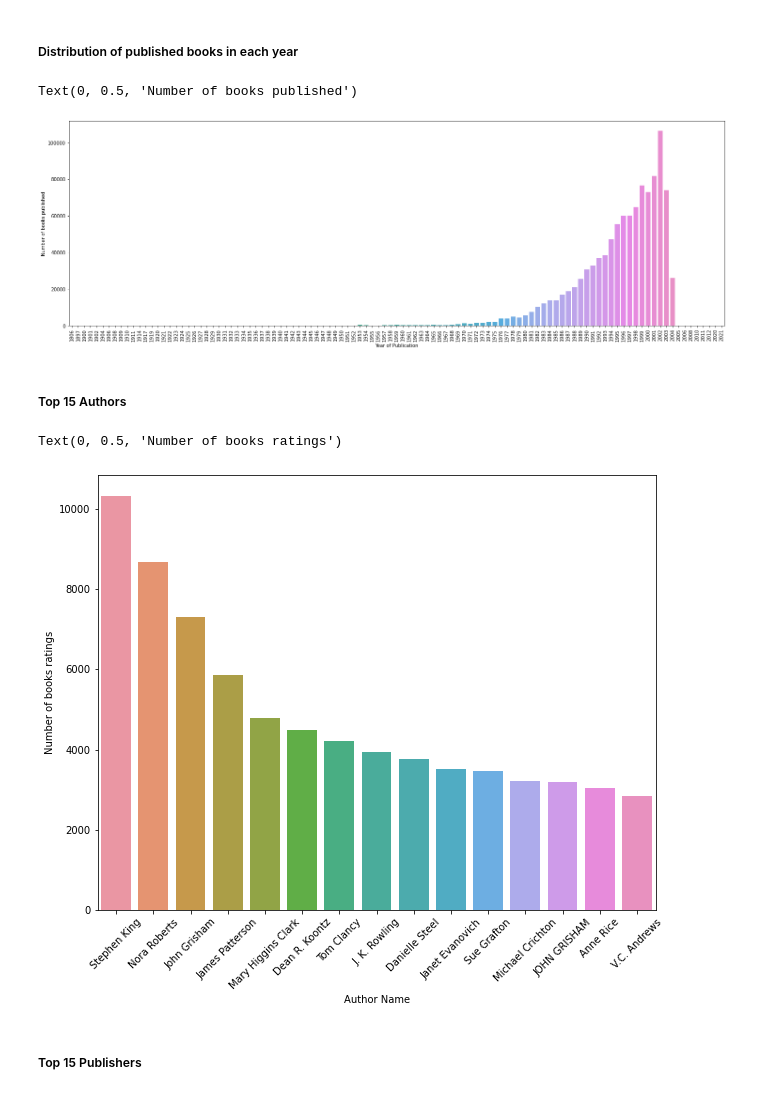
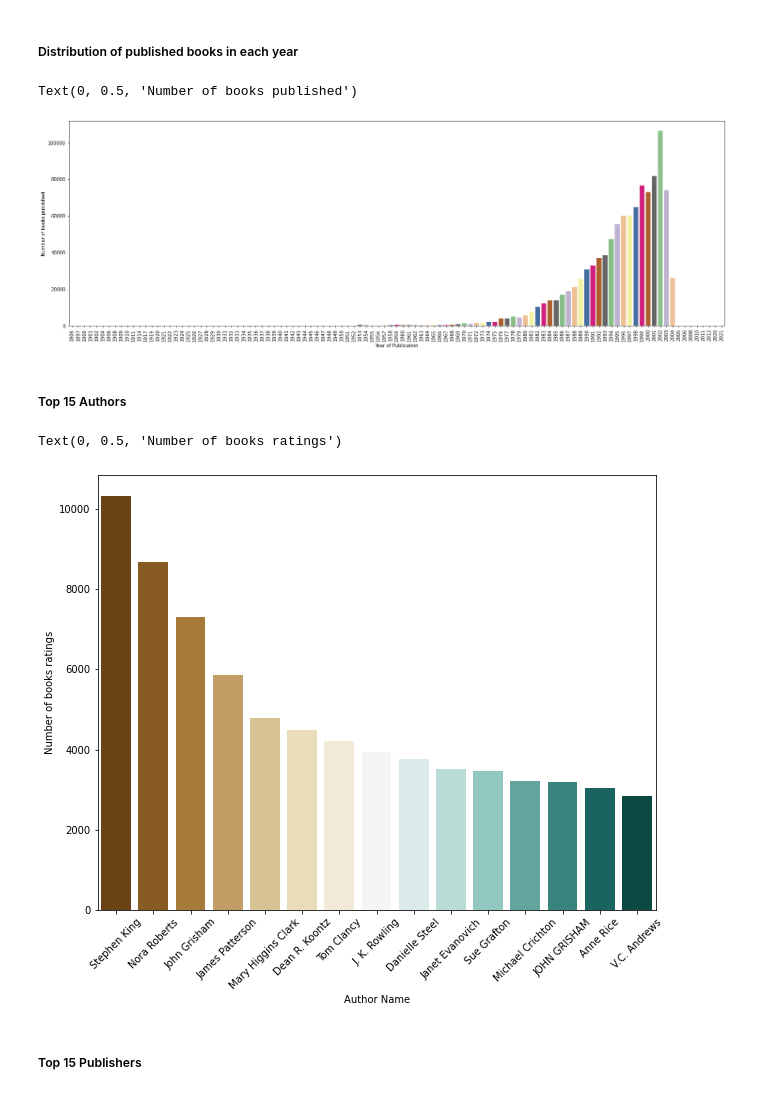
Before and after one commit to Gajam-Anurag/cmpe255-spring22-project, a Jupyter notebook: src/Code/BookRecommenderSystem.ipynb, the cells around one changed output. Cells and saved outputs as stored; diff of their text form; code cells hidden in the pictures.

```diff
--- a/src/Code/BookRecommenderSystem.ipynb
+++ b/src/Code/BookRecommenderSystem.ipynb
@@ -471,24 +471,24 @@ books2.head()
 # %%
 
 plt.figure(figsize=(25,8))
-sns.countplot(x = 'Year-Of-Publication', data=merged_data)
+sns.countplot(x = 'Year-Of-Publication', data=merged_data, palette = 'Accent')
 plt.xticks(rotation = 90)
 plt.xlabel('Year of Publication')
 plt.ylabel('Number of books published')
 # %% [output]
 Text(0, 0.5, 'Number of books published')
-[figure, old version]
+[figure, new version]
 # %% [markdown]
 ##### Top 15 Authors
 # %%
 plt.figure(figsize=(10,8))
-sns.countplot(x=merged_data['Book-Author'], order = merged_data['Book-Author'].value_counts().index[0:15])
+sns.countplot(x=merged_data['Book-Author'], order = merged_data['Book-Author'].value_counts().index[0:15], palette='BrBG')
 plt.xticks(rotation=45)
 plt.xlabel('Author Name')
 plt.ylabel('Number of books ratings')
 # %% [output]
 Text(0, 0.5, 'Number of books ratings')
-[figure, old version]
+[figure, new version]
 # %% [markdown]
 ##### Top 15 Publishers
 # %%
```
Also changed, not shown: parts of 2 cells of this notebook.
